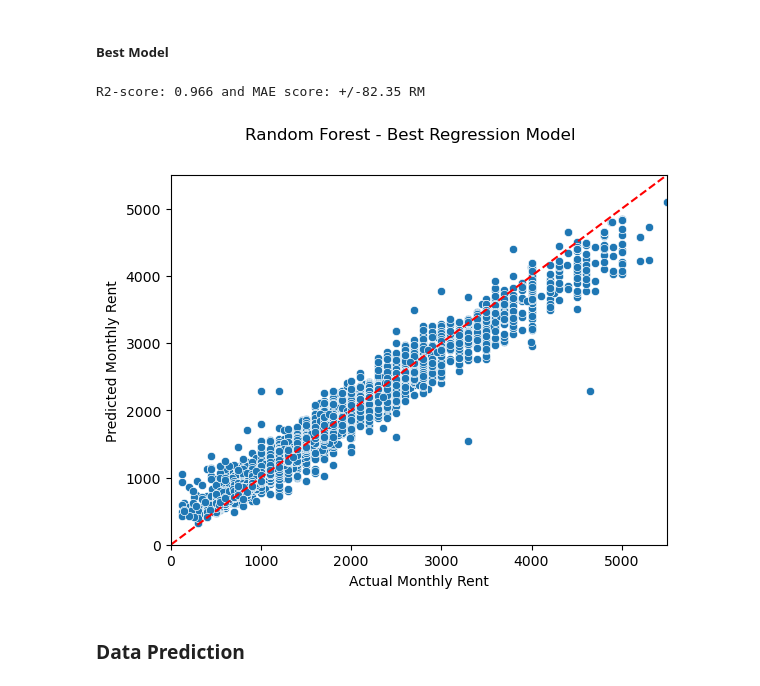
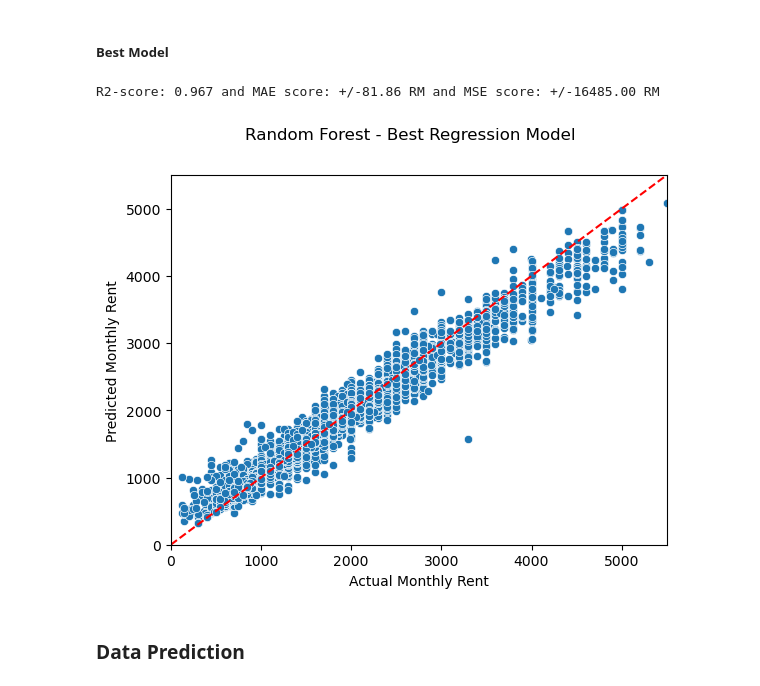
Before and after one commit to dannymirxa/mudah_KL_price_prediction, a Jupyter notebook: PredictionwithSVRPipe.ipynb, the cells around one changed output. Cells and saved outputs as stored; diff of their text form; code cells hidden in the pictures.

```diff
--- a/PredictionwithSVRPipe.ipynb
+++ b/PredictionwithSVRPipe.ipynb
@@ -692,7 +713,7 @@ dfx_new = dfx.filter(
     (pl.col("property_type") != 'Townhouse Condo'))
 # %%
 dfx_new = dfx.filter((~pl.col("location").is_in(exclude_location.tolist())))
-dfx_new = dfx_new.filter((~pl.col("property_type").is_in(["Condo / Services residence / Penthouse / Townhouse", "Townhouse Condo"])))
+dfx_new = dfx_new.filter((~pl.col("property_type").is_in(["Condo / Services residence / Penthouse / Townhouse", "Houses"])))
 # %% [raw]
 dfx_new = dfx.filter(
     (pl.col("location") != 'Chan Sow Lin') & (pl.col("location") != 'Sungai Penchala') &
@@ -1372,36 +1425,39 @@ from sklearn.metrics import mean_squared_error, r2_score
 
 
 # Setting up
 rf_tree = RandomForestRegressor(n_estimators = 500,
                                 criterion = "squared_error",
                                 max_features = "sqrt",
                                 random_state = 123)
 
 # Fit model train
 rf_tree.fit(X_train_clean, y_train.flatten())
 
 # Predict model train
 y_pred_train = rf_tree.predict(X_train_clean)
 
 # Calculate mean absolute error
 mae_rf_cv_train = mean_absolute_error(y_train, y_pred_train)
 
 # Calculate R-squared
 r2_rf_cv_train = r2_score(y_train, y_pred_train)
 
-print(f"R2-score: {r2_rf_cv_train:.3f} and MAE score: +/-{mae_rf_cv_train:.2f} RM")
+# Calculate mean sqaured error
+mse_rf_cv_train = mean_squared_error(y_train, y_pred_train)
+
+print(f"R2-score: {r2_rf_cv_train:.3f} and MAE score: +/-{mae_rf_cv_train:.2f} RM and MSE score: +/-{mse_rf_cv_train:.2f} RM")
 
 sns.scatterplot(x=y_train.flatten(), y=y_pred_train.flatten() )
 plt.plot([0, 5500], [0,5500], "--r")
 plt.xlim(0, 5500)
 plt.xlabel("Actual Monthly Rent")
 plt.ylim(0,5500)
 plt.ylabel("Predicted Monthly Rent")
 plt.suptitle("Random Forest - Best Regression Model")
 plt.show()
 # %% [output]
-R2-score: 0.966 and MAE score: +/-82.35 RM
+R2-score: 0.967 and MAE score: +/-81.86 RM and MSE score: +/-16485.00 RM
-[figure, old version]
+[figure, new version]
 # %% [markdown]
 ### Data Prediction
 # %% [markdown]
```
Also changed, not shown: parts of 66 cells of this notebook.
